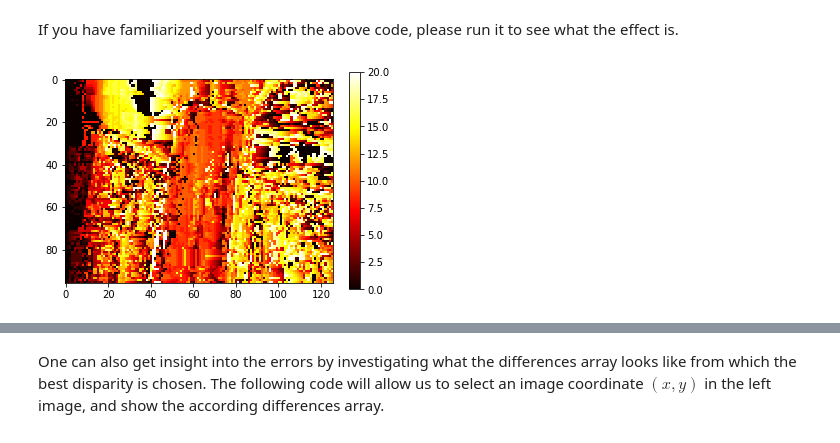
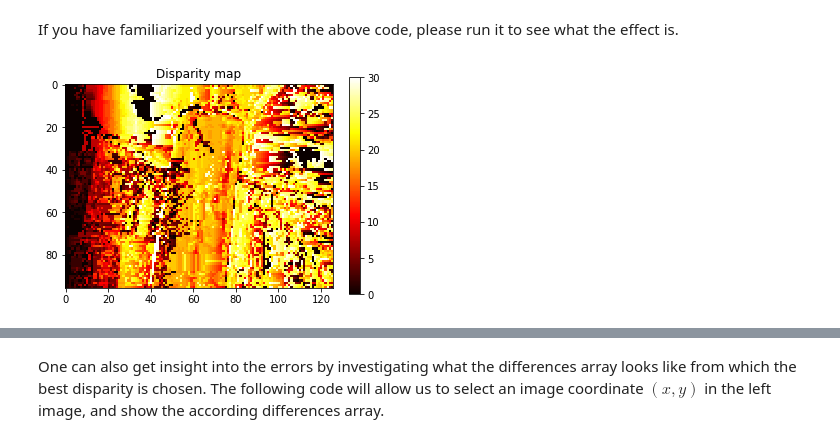
Before and after one commit to guidoAI/stereo_notebook, a Jupyter notebook: stereo_vision.ipynb, the cells around one changed output, grey strips where cells are left out. Cells and saved outputs as stored; diff of their text form; code cells hidden in the pictures.

```diff
--- a/stereo_vision.ipynb
+++ b/stereo_vision.ipynb
@@ -119,12 +128,13 @@ def simple_stereo(imgL, imgR, max_disparity=30):
 # %% [markdown]
 If you have familiarized yourself with the above code, please run it to see what the effect is.
 # %%
-D = simple_stereo(imgL, imgR, max_disparity = 20);
+D = simple_stereo(imgL, imgR, max_disparity = 30);
 
 plt.figure();
 plt.imshow(D, cmap='hot');
 plt.colorbar();
+plt.title('Disparity map');
 plt.draw()
 # %% [output]
-[figure, old version]
+[figure, new version]
 # %% [markdown]
```
Also changed, not shown: parts of 11 cells of this notebook.
